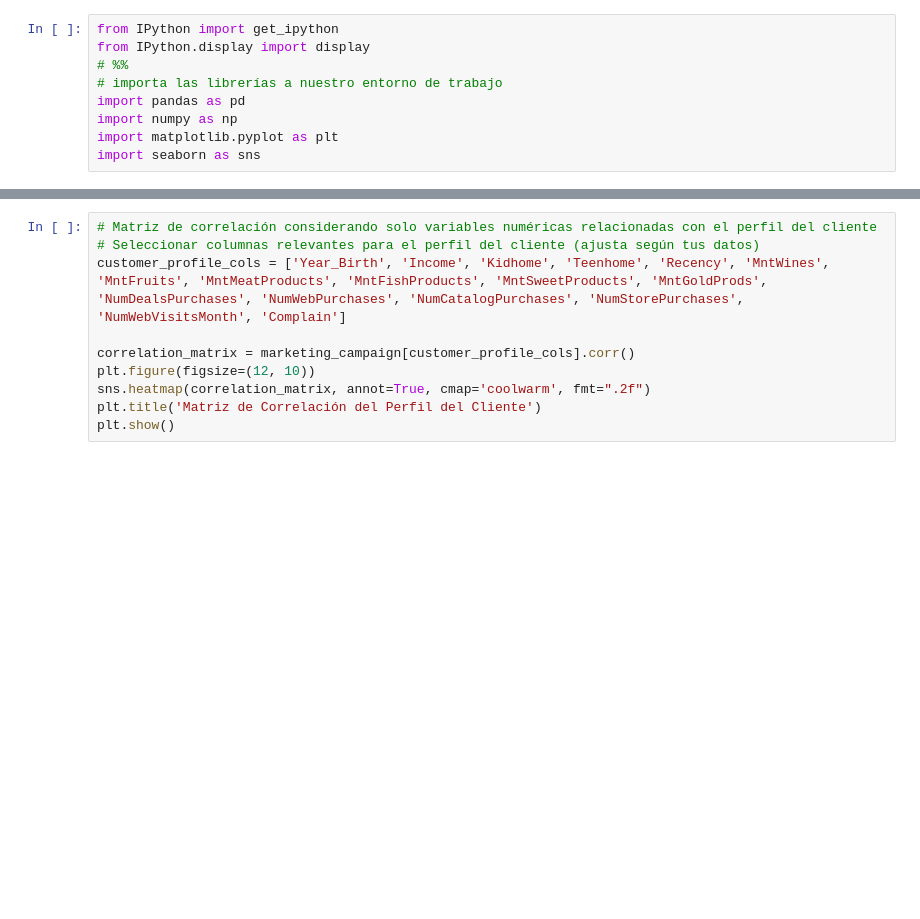
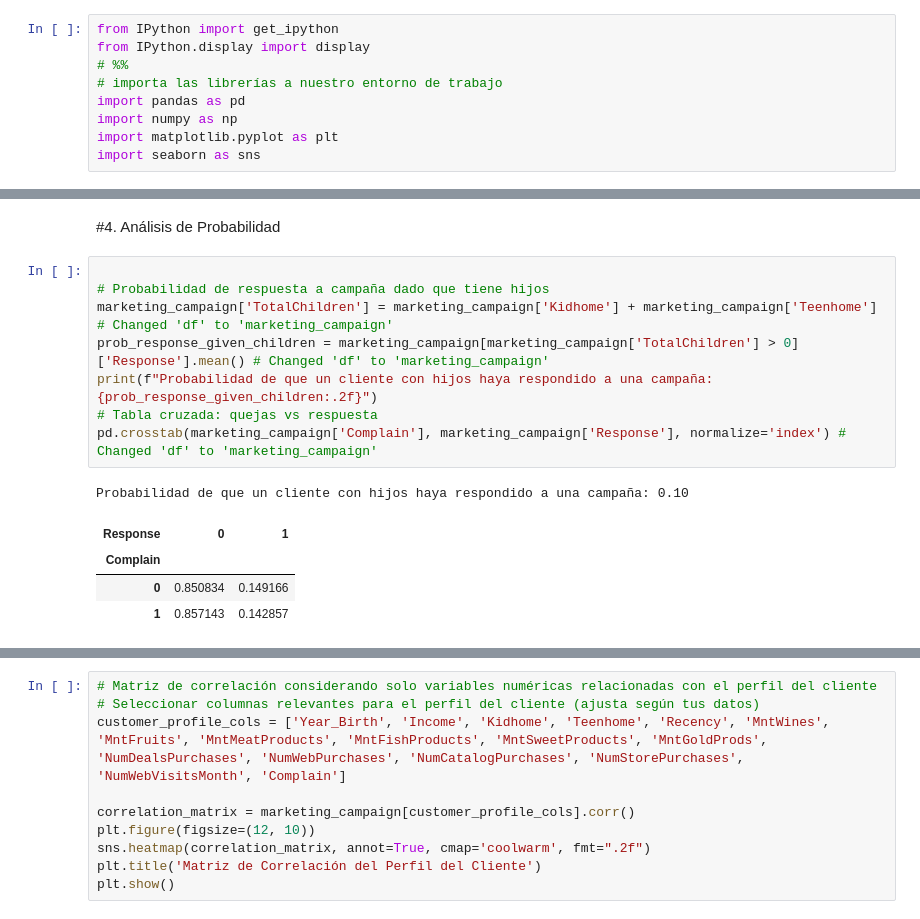
Before and after one commit to smontana009/ML_GC, a Jupyter notebook: Prueba31_03_25.ipynb, the cells around one changed output, grey strips where cells are left out. Drawn from its saved outputs; the diff is of its cells as text; blank space fills up the shorter version.

```diff
--- a/Prueba31_03_25.ipynb
+++ b/Prueba31_03_25.ipynb
@@ -33,0 +84,16 @@ marketing_campaign = pd.read_csv(name, sep="\t") # Changed to sep='\t'
+# %% [markdown]
+#4. Análisis de Probabilidad
+# %%
+
+# Probabilidad de respuesta a campaña dado que tiene hijos
+marketing_campaign['TotalChildren'] = marketing_campaign['Kidhome'] + marketing_campaign['Teenhome'] # Changed 'df' to 'marketing_campaign'
+prob_response_given_children = marketing_campaign[marketing_campaign['TotalChildren'] > 0]['Response'].mean() # Changed 'df' to 'marketing_campaign'
+print(f"Probabilidad de que un cliente con hijos haya respondido a una campaña: {prob_response_given_children:.2f}")
+# Tabla cruzada: quejas vs respuesta
+pd.crosstab(marketing_campaign['Complain'], marketing_campaign['Response'], normalize='index') # Changed 'df' to 'marketing_campaign'
+# %% [output]
+Probabilidad de que un cliente con hijos haya respondido a una campaña: 0.10
+| Response | 0 | 1 |
+| Complain |  |  |
+| 0 | 0.850834 | 0.149166 |
+| 1 | 0.857143 | 0.142857 |
```
Also changed, not shown: parts of 10 cells of this notebook.
